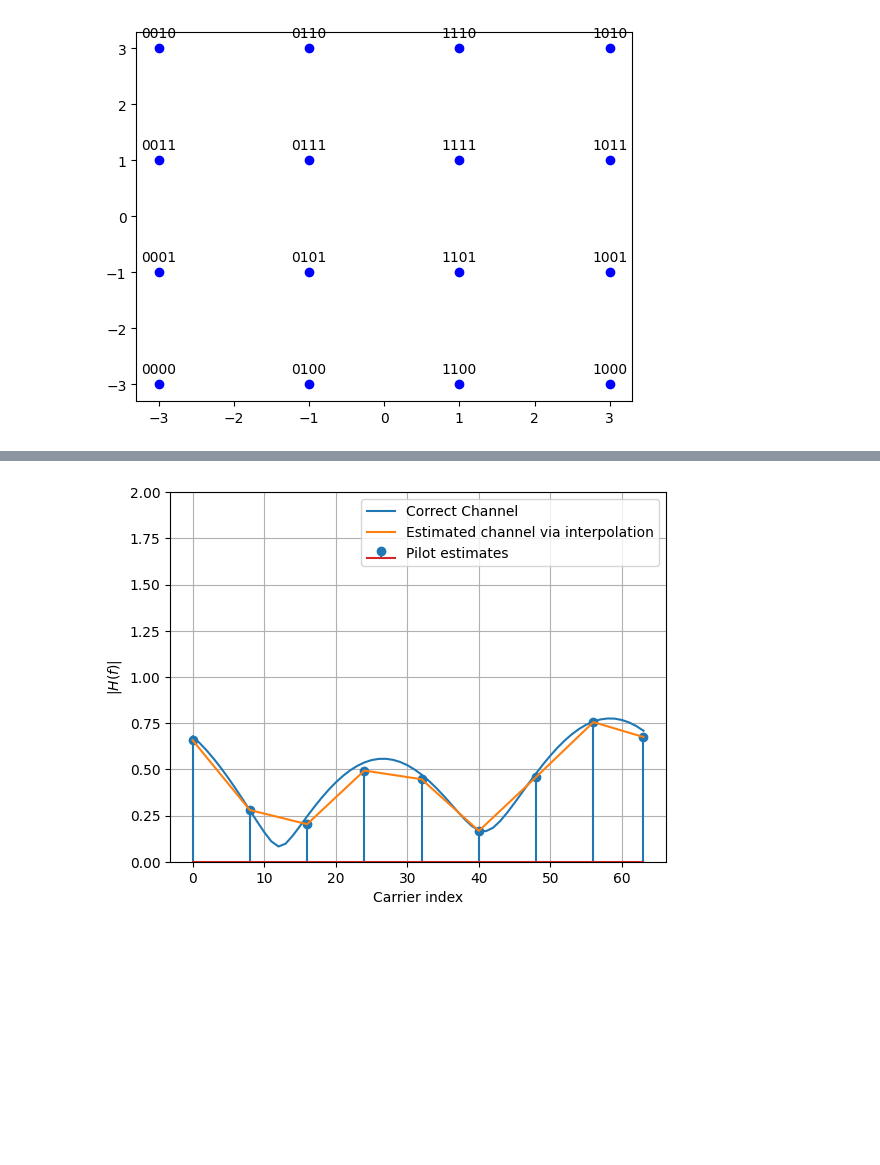
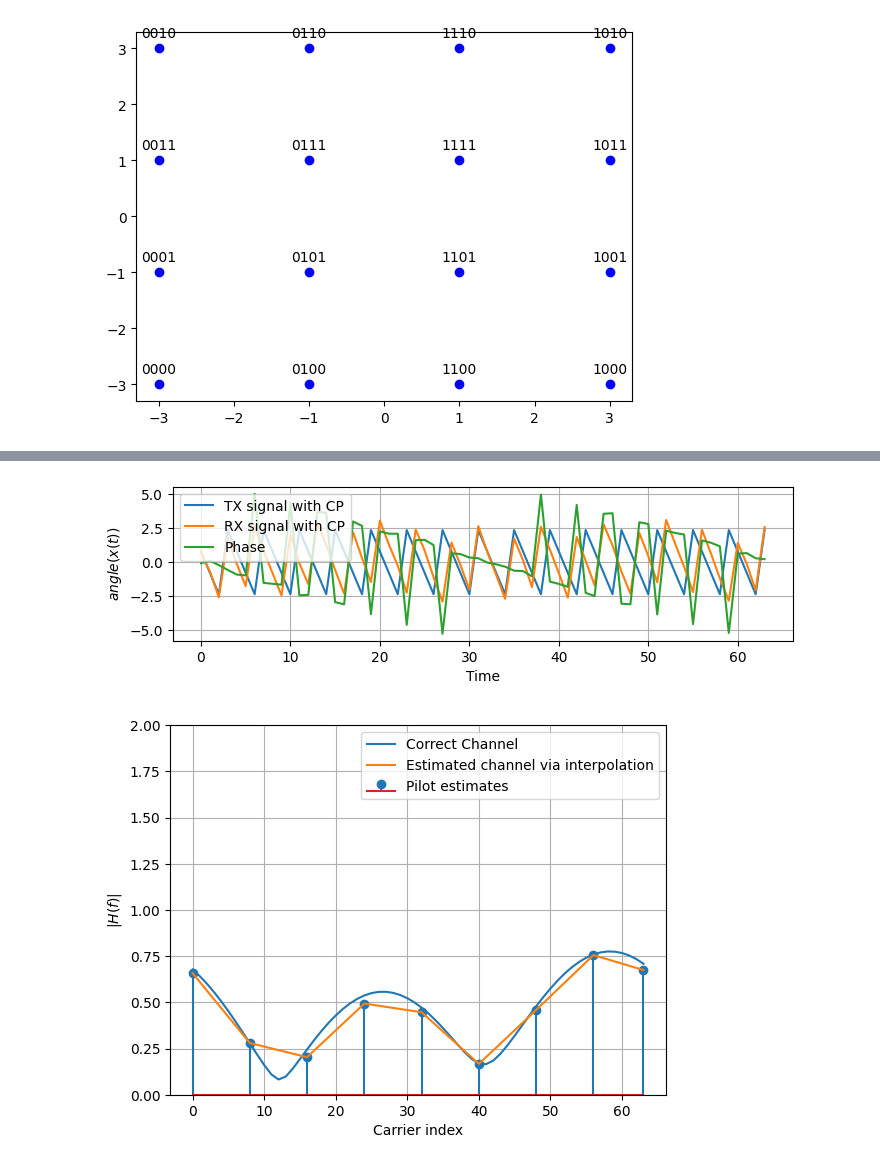
Before and after one commit to SiDongG/DSP_Comm, a Jupyter notebook: Schm_Cox/OFDM_SYNC.ipynb, the cells around one changed output, grey strips where cells are left out. Saved outputs shown, nothing was run; the diff lists cells and outputs as text; code cells hidden in the pictures; blank space fills up the shorter version.

```diff
--- a/Schm_Cox/OFDM_SYNC.ipynb
+++ b/Schm_Cox/OFDM_SYNC.ipynb
@@ -135,3 +132,14 @@ OFDM_RX_noCP = removeCP(OFDM_RX)
+# %%
+plt.figure(figsize=(8,2))
+plt.plot(np.angle(np.fft.fft(OFDM_withCP,64)), label='TX signal with CP')
+plt.plot(np.angle(np.fft.fft(OFDM_RX,64)), label='RX signal with CP')
+plt.plot(np.angle(np.fft.fft(OFDM_RX,64))-np.angle(np.fft.fft(OFDM_withCP,64)), label='Phase')
+plt.legend(fontsize=10)
+plt.xlabel('Time'); plt.ylabel('$angle(x(t))$');
+plt.grid(True);
+plt.show()
+# %% [output]
+[figure, added]
 # %%
 
 
```
Also changed, not shown: parts of 3 cells of this notebook.
